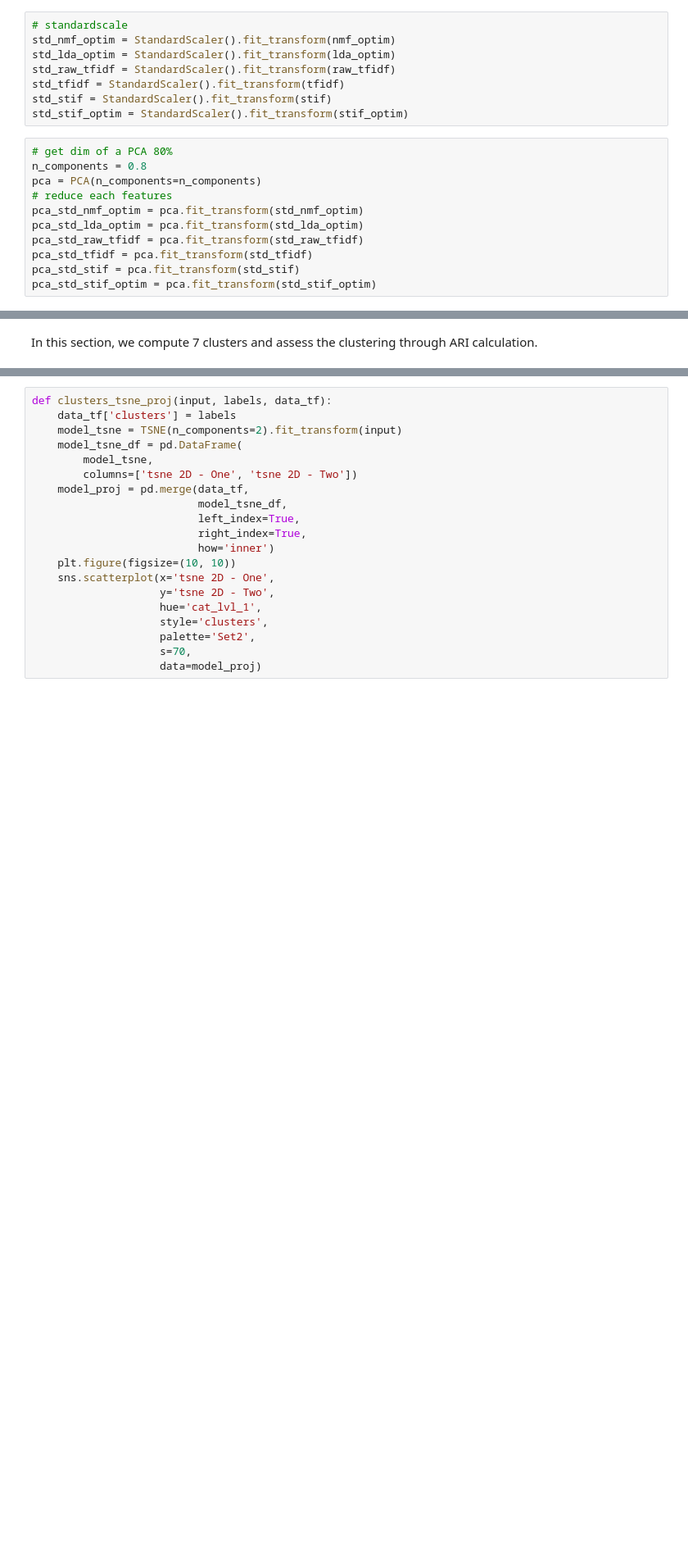
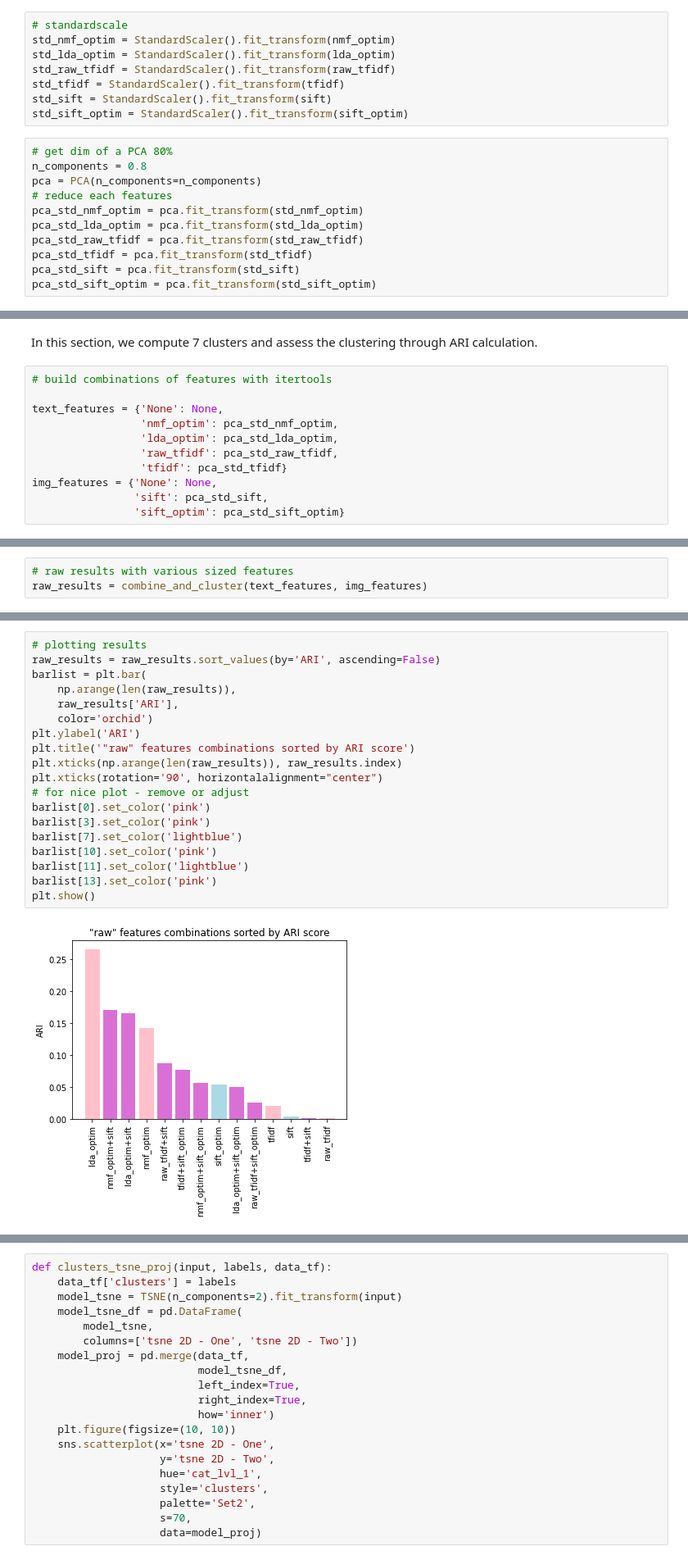
Before and after one commit to EtienneLardeur/P6_ClassificationEngine, a Jupyter notebook: P6_01_Notebook.ipynb, the cells around one changed output, grey strips where cells are left out. Shown at 82% size. Saved outputs shown, nothing was run; the diff lists cells and outputs as text; blank space fills up the shorter version.

```diff
--- a/P6_01_Notebook.ipynb
+++ b/P6_01_Notebook.ipynb
@@ -1190,8 +1196,8 @@ std_nmf_optim = StandardScaler().fit_transform(nmf_optim)
 std_lda_optim = StandardScaler().fit_transform(lda_optim)
 std_raw_tfidf = StandardScaler().fit_transform(raw_tfidf)
 std_tfidf = StandardScaler().fit_transform(tfidf)
-std_stif = StandardScaler().fit_transform(stif)
-std_stif_optim = StandardScaler().fit_transform(stif_optim)
+std_sift = StandardScaler().fit_transform(sift)
+std_sift_optim = StandardScaler().fit_transform(sift_optim)
 # %%
 # get dim of a PCA 80%
 n_components = 0.8
@@ -1201,6 +1207,6 @@ pca_std_nmf_optim = pca.fit_transform(std_nmf_optim)
 pca_std_lda_optim = pca.fit_transform(std_lda_optim)
 pca_std_raw_tfidf = pca.fit_transform(std_raw_tfidf)
 pca_std_tfidf = pca.fit_transform(std_tfidf)
-pca_std_stif = pca.fit_transform(std_stif)
-pca_std_stif_optim = pca.fit_transform(std_stif_optim)
+pca_std_sift = pca.fit_transform(std_sift)
+pca_std_sift_optim = pca.fit_transform(std_sift_optim)
 # %%
@@ -1234,3 +1271,14 @@ nmf = NMF(
 # 6. Clustering
 # %% [markdown]
 In this section, we compute 7 clusters and assess the clustering through ARI calculation.
+# %%
+# build combinations of features with itertools
+
+text_features = {'None': None,
+                 'nmf_optim': pca_std_nmf_optim,
+                 'lda_optim': pca_std_lda_optim,
+                 'raw_tfidf': pca_std_raw_tfidf,
+                 'tfidf': pca_std_tfidf}
+img_features = {'None': None,
+                'sift': pca_std_sift,
+                'sift_optim': pca_std_sift_optim}
@@ -1287,0 +1338,3 @@ plt.xticks(rotation='90', horizontalalignment="center")
+# %%
+# raw results with various sized features
+raw_results = combine_and_cluster(text_features, img_features)
@@ -1287,0 +1348,21 @@ plt.xticks(rotation='90', horizontalalignment="center")
+# %%
+# plotting results
+raw_results = raw_results.sort_values(by='ARI', ascending=False)
+barlist = plt.bar(
+    np.arange(len(raw_results)),
+    raw_results['ARI'],
+    color='orchid')
+plt.ylabel('ARI')
+plt.title('"raw" features combinations sorted by ARI score')
+plt.xticks(np.arange(len(raw_results)), raw_results.index)
+plt.xticks(rotation='90', horizontalalignment="center")
+# for nice plot - remove or adjust
+barlist[0].set_color('pink')
+barlist[3].set_color('pink')
+barlist[7].set_color('lightblue')
+barlist[10].set_color('pink')
+barlist[11].set_color('lightblue')
+barlist[13].set_color('pink')
+plt.show()
+# %% [output]
+[figure, added]
```
Also changed, not shown: parts of 43 cells of this notebook, 1 other file.
